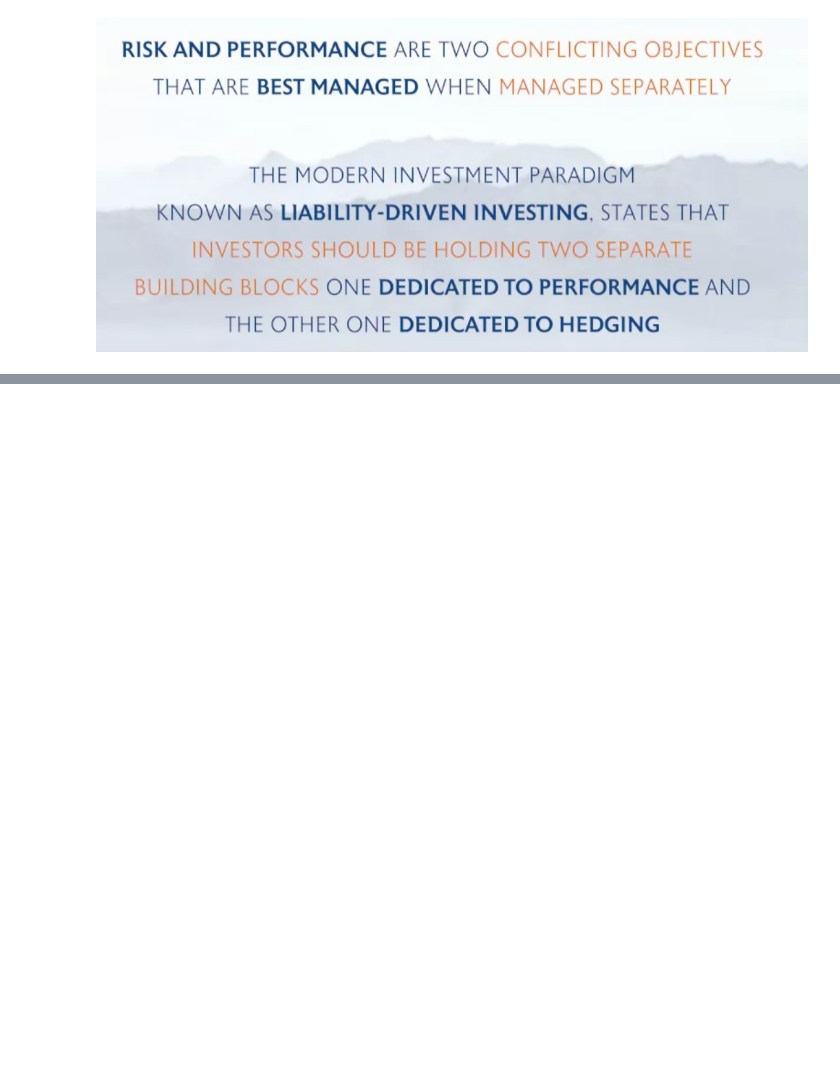
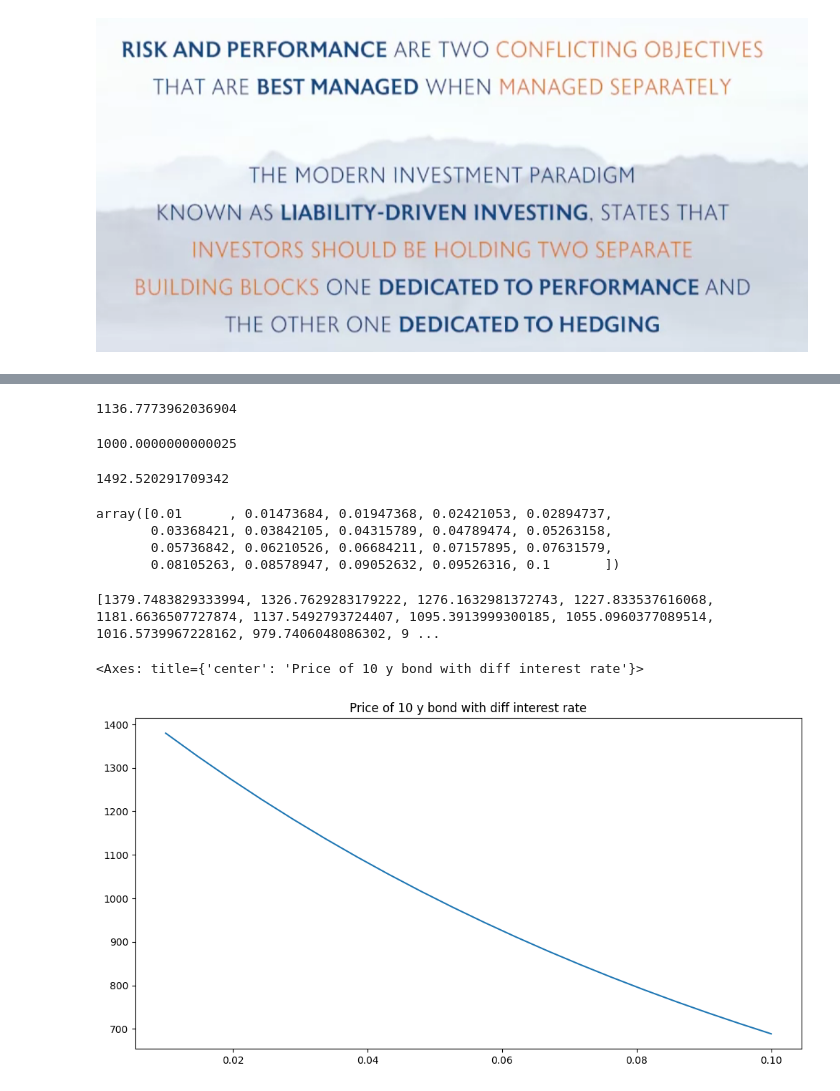
Before and after one commit to lishenjian1996/Programming-Study, a Jupyter notebook: Investment Management with Python and Machine Learning/Introduction to Portfolio Construction and Analysis with Python/week4-introduction to asset-liability management-1.ipynb, the cells around one changed output, grey strips where cells are left out. Cells and saved outputs as stored; diff of their text form; code cells hidden in the pictures; blank space fills up the shorter version.

```diff
--- a/Investment Management with Python and Machine Learning/Introduction to Portfolio Construction and Analysis with Python/week4-introduction to asset-liability management-1.ipynb
+++ b/Investment Management with Python and Machine Learning/Introduction to Portfolio Construction and Analysis with Python/week4-introduction to asset-liability management-1.ipynb
@@ -426,0 +452,32 @@ A: 0% liabilities, If the liability-hedging portfolio has no hedging ability, th
+# %%
+erk.bond_price(20, 1000, 0.05, 2, 0.04) # 5% coupon rate, and 4% interest rate
+# %% [output]
+1136.7773962036904
+# %%
+erk.bond_price(20, 1000, 0.05, 2, 0.05) # 5% coupon rate, and 5% interest rate
+# %% [output]
+1000.0000000000025
+# %%
+erk.bond_price(20, 1000, 0.05, 2, 0.02) # 5% coupon rate, and 2% interest rate
+# as interest fall, bond price will rise
+# %% [output]
+1492.520291709342
+# %%
+rates=np.linspace(0.01, 0.1, num=20)
+rates
+# it's from 1% to 10%
+# %% [output]
+array([0.01      , 0.01473684, 0.01947368, 0.02421053, 0.02894737,
+       0.03368421, 0.03842105, 0.04315789, 0.04789474, 0.05263158,
+       0.05736842, 0.06210526, 0.06684211, 0.07157895, 0.07631579,
+       0.08105263, 0.08578947, 0.09052632, 0.09526316, 0.1       ])
+# %%
+prices=[erk.bond_price(10, 1000, 0.05, 2, rate) for rate in rates]
+print(prices)
+# %% [output]
+[1379.7483829333994, 1326.7629283179222, 1276.1632981372743, 1227.833537616068, 1181.6636507727874, 1137.5492793724407, 1095.3913999300185, 1055.0960377089514, 1016.5739967228162, 979.7406048086302, 9 ...
+# %%
+pd.DataFrame(data=prices, index=rates).plot(title="Price of 10 y bond with diff interest rate", legend=False, figsize=(12,6))
+# %% [output]
+<Axes: title={'center': 'Price of 10 y bond with diff interest rate'}>
+[figure, added]
```
Also changed, not shown: parts of 17 cells of this notebook, 1 other file.
